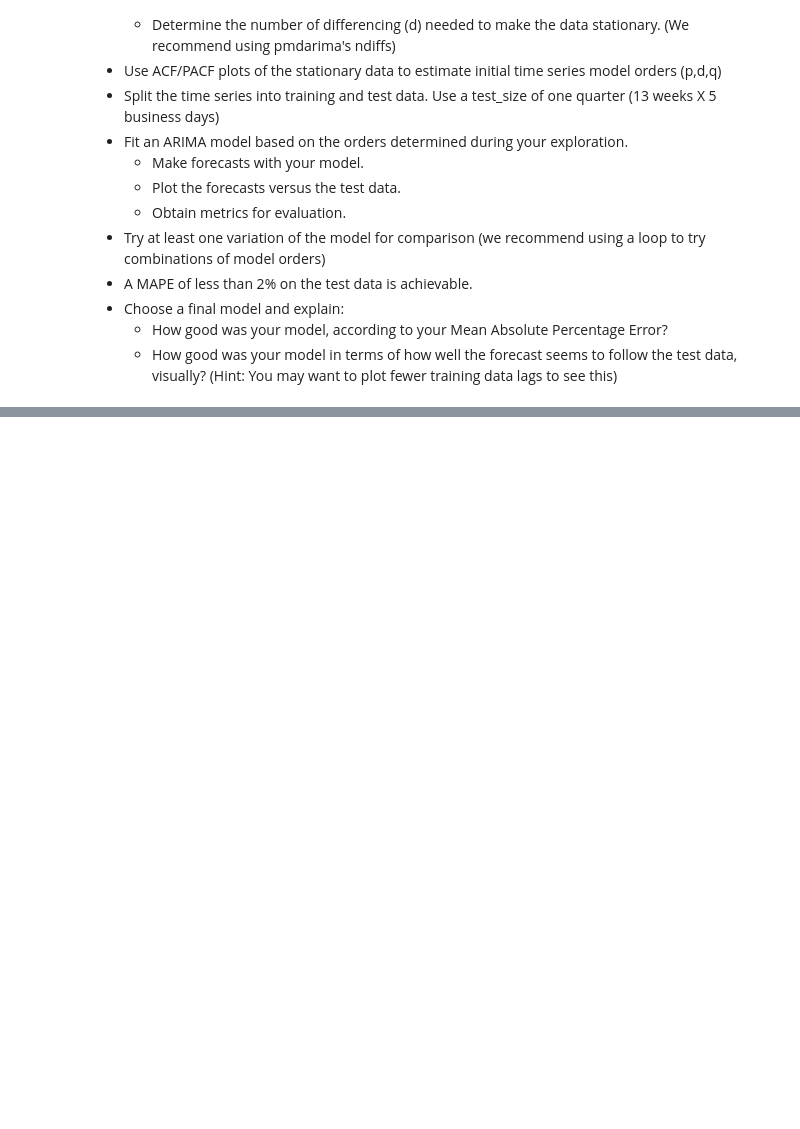
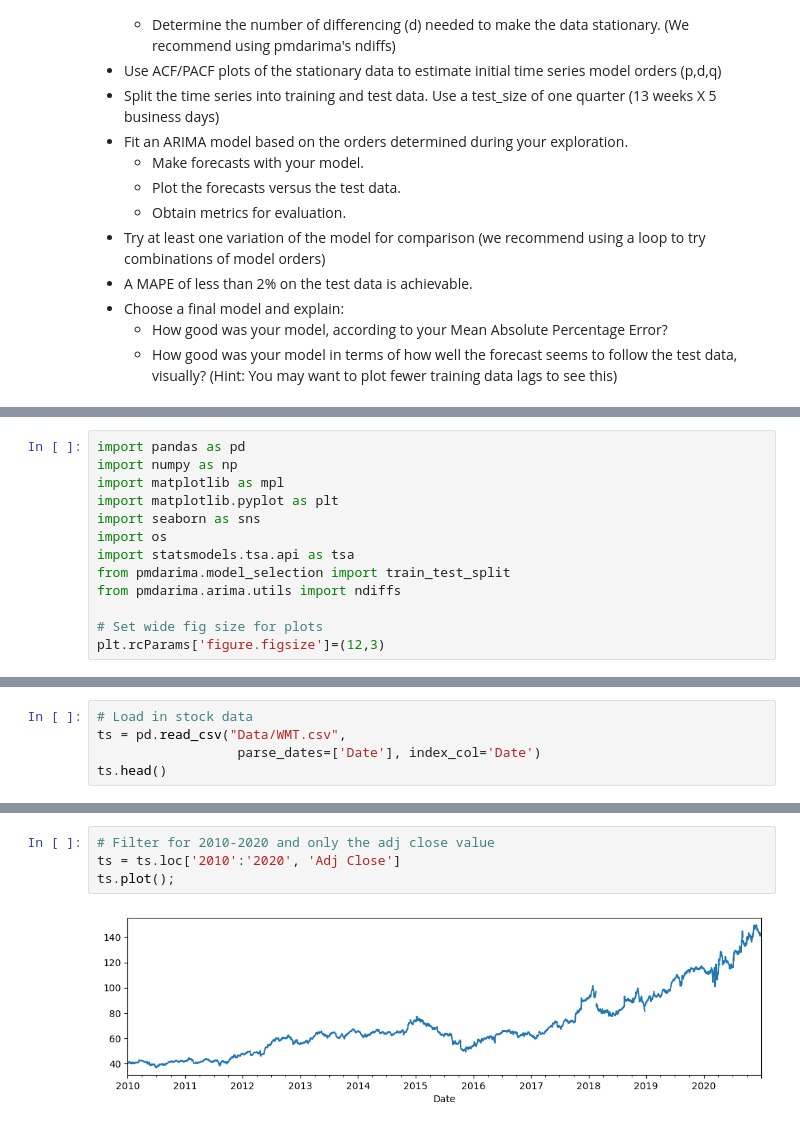
Before and after one commit to ruelanthonyb/ARIMA-Models--Core-, a Jupyter notebook: ARIMA Models (Core).ipynb, the cells around one changed output, grey strips where cells are left out. Cells and saved outputs as stored; diff of their text form; blank space fills up the shorter version.

```diff
--- a/ARIMA Models (Core).ipynb
+++ b/ARIMA Models (Core).ipynb
@@ -19,0 +22,13 @@
+# %%
+import pandas as pd
+import numpy as np
+import matplotlib as mpl
+import matplotlib.pyplot as plt
+import seaborn as sns
+import os
+import statsmodels.tsa.api as tsa
+from pmdarima.model_selection import train_test_split
+from pmdarima.arima.utils import ndiffs
+
+# Set wide fig size for plots
+plt.rcParams['figure.figsize']=(12,3)
@@ -19,0 +167,5 @@
+# %%
+# Load in stock data
+ts = pd.read_csv("Data/WMT.csv",
+                  parse_dates=['Date'], index_col='Date')
+ts.head()
@@ -19,0 +180,6 @@
+# %%
+# Filter for 2010-2020 and only the adj close value
+ts = ts.loc['2010':'2020', 'Adj Close']
+ts.plot();
+# %% [output]
+[figure, added]
```
Also changed, not shown: parts of 22 cells of this notebook.
